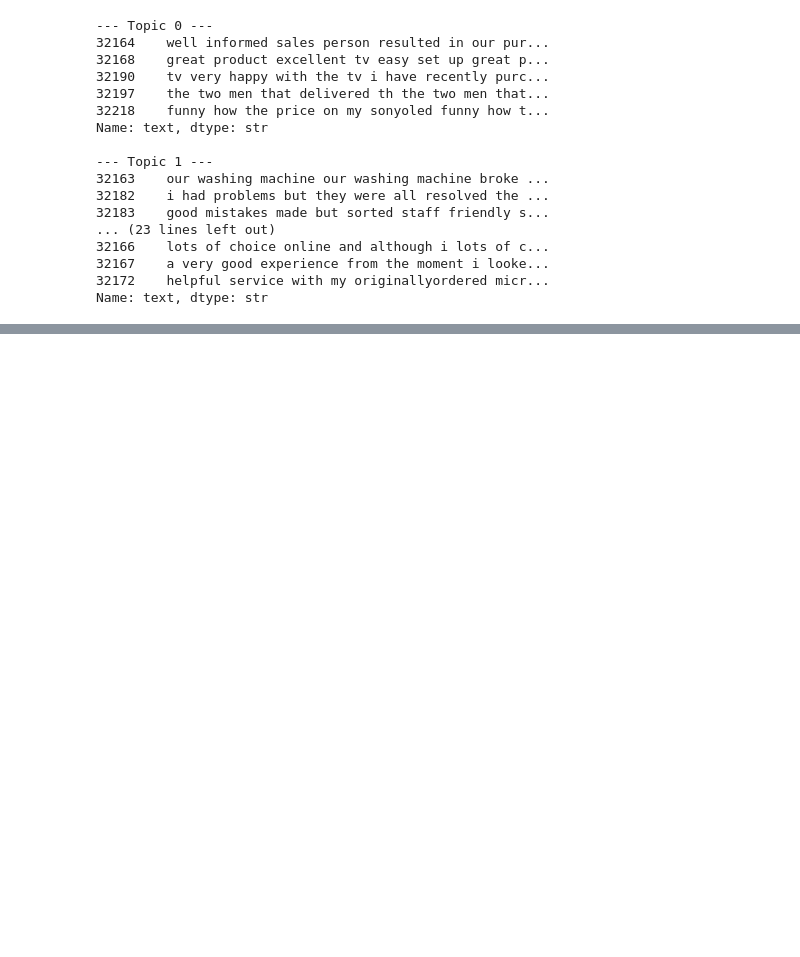
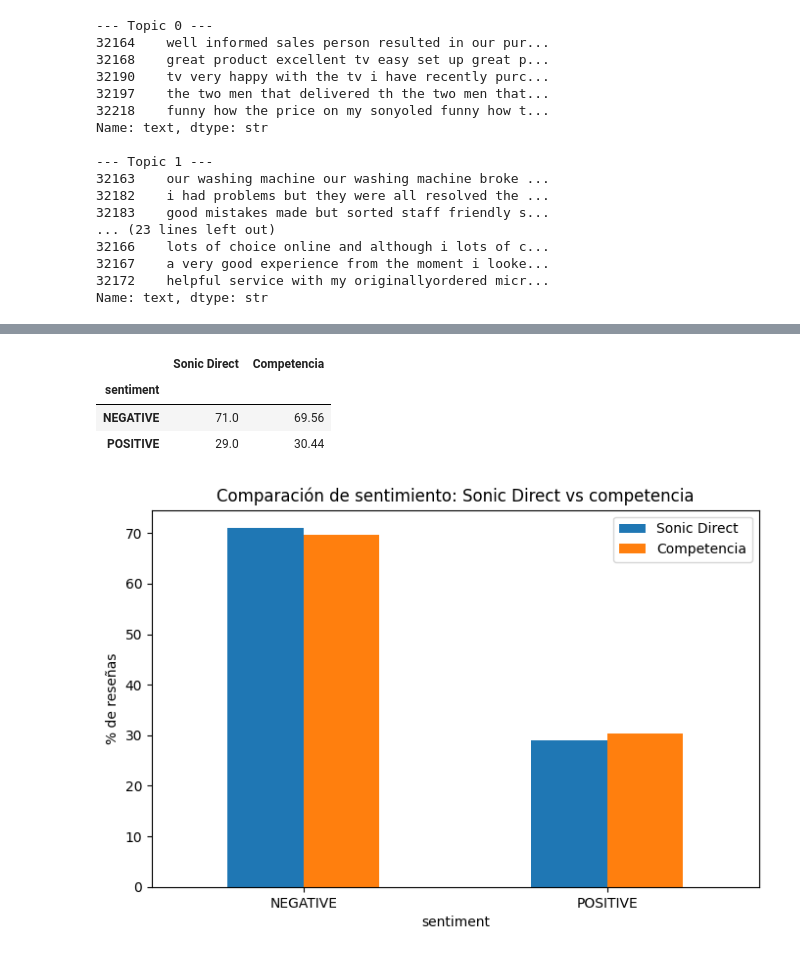
Before and after one commit to OscarFdz24/Proyecto_DeepLearning_NLP_Oscar_Fernandez, a Jupyter notebook: Review_NLP.ipynb, the cells around one changed output, grey strips where cells are left out. Drawn from its saved outputs; the diff is of its cells as text; code cells hidden in the pictures; blank space fills up the shorter version.

```diff
--- a/Review_NLP.ipynb
+++ b/Review_NLP.ipynb
@@ -144,0 +221,25 @@ df_competencia["sentiment_score"] = scores_comp
+# %%
+# Calculamos distribuciones porcentuales de sentimiento para que la comparacion sea justa.
+sent_empresa = df_empresa["sentiment"].value_counts(normalize=True).mul(100).round(2)
+sent_comp = df_competencia["sentiment"].value_counts(normalize=True).mul(100).round(2)
+
+comparacion_sent = pd.DataFrame({
+    "Sonic Direct": sent_empresa,
+    "Competencia": sent_comp
+}).fillna(0)
+
+comparacion_sent
+# %% [output]
+|  | Sonic Direct | Competencia |
+| sentiment |  |  |
+| NEGATIVE | 71.0 | 69.56 |
+| POSITIVE | 29.0 | 30.44 |
+# %%
+# Visualizamos la comparacion de forma mas intuitiva con un grafico de barras.
+comparacion_sent.plot(kind="bar", figsize=(8, 5))
+plt.title("Comparacion de sentimiento: Sonic Direct vs competencia")
+plt.ylabel("% de rese?as")
+plt.xticks(rotation=0)
+plt.show()
+# %% [output]
+[figure, added]
```
Also changed, not shown: parts of 41 cells of this notebook, 1 other file.
